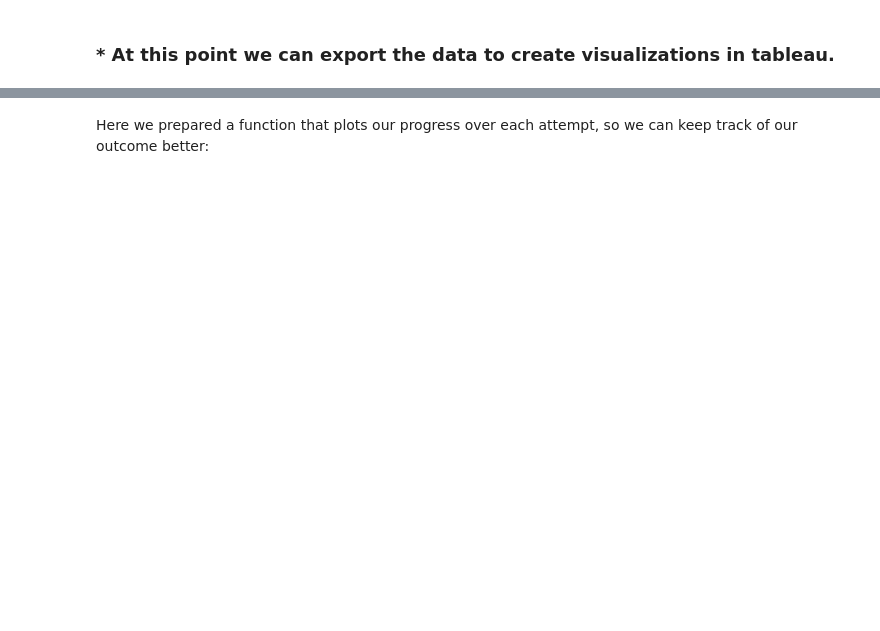
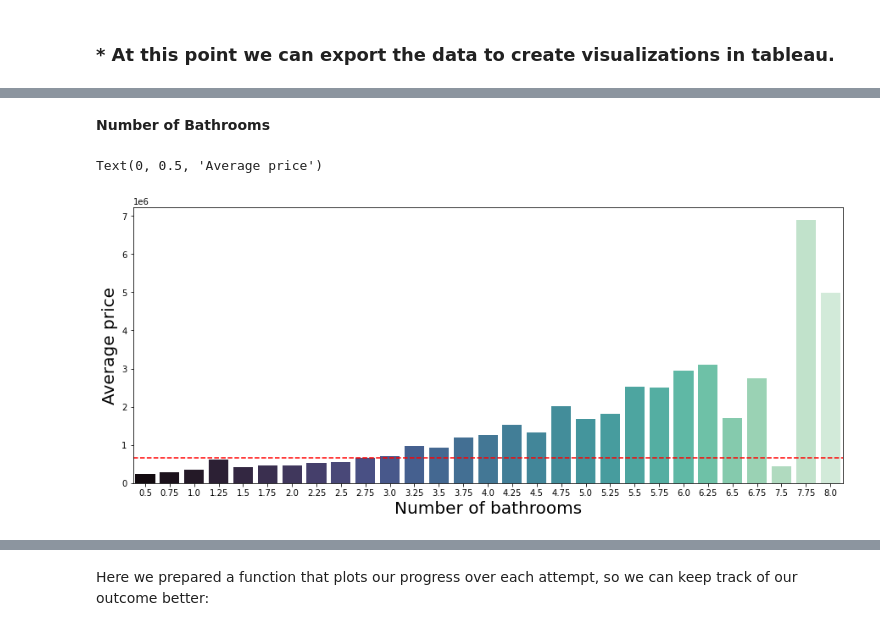
Before and after one commit to Alex-Skp/Case-Study-Regression, a Jupyter notebook: python/data-wrangling-and-linear-regression.ipynb, the cells around one changed output, grey strips where cells are left out. Drawn from its saved outputs; the diff is of its cells as text; code cells hidden in the pictures; blank space fills up the shorter version.

```diff
--- a/python/data-wrangling-and-linear-regression.ipynb
+++ b/python/data-wrangling-and-linear-regression.ipynb
@@ -178,0 +200,13 @@ sns.scatterplot(data = data,x='sqft_lot',y = 'price')
+# %% [markdown]
+**Number of Bathrooms**
+# %%
+plt.figure(figsize=(15,6))
+
+plt.axhline(650000, ls='--',color='red')
+datavis = data.groupby(["bathrooms"], as_index=False).agg({"price": np.mean})
+plot = sns.barplot(data = datavis , x = 'bathrooms',y = 'price',palette="mako")
+plot.set_xlabel("Number of bathrooms",fontsize=20)
+plot.set_ylabel("Average price",fontsize=20)
+# %% [output]
+Text(0, 0.5, 'Average price')
+[figure, added]
```
Also changed, not shown: parts of 164 cells of this notebook, 2 other files.
